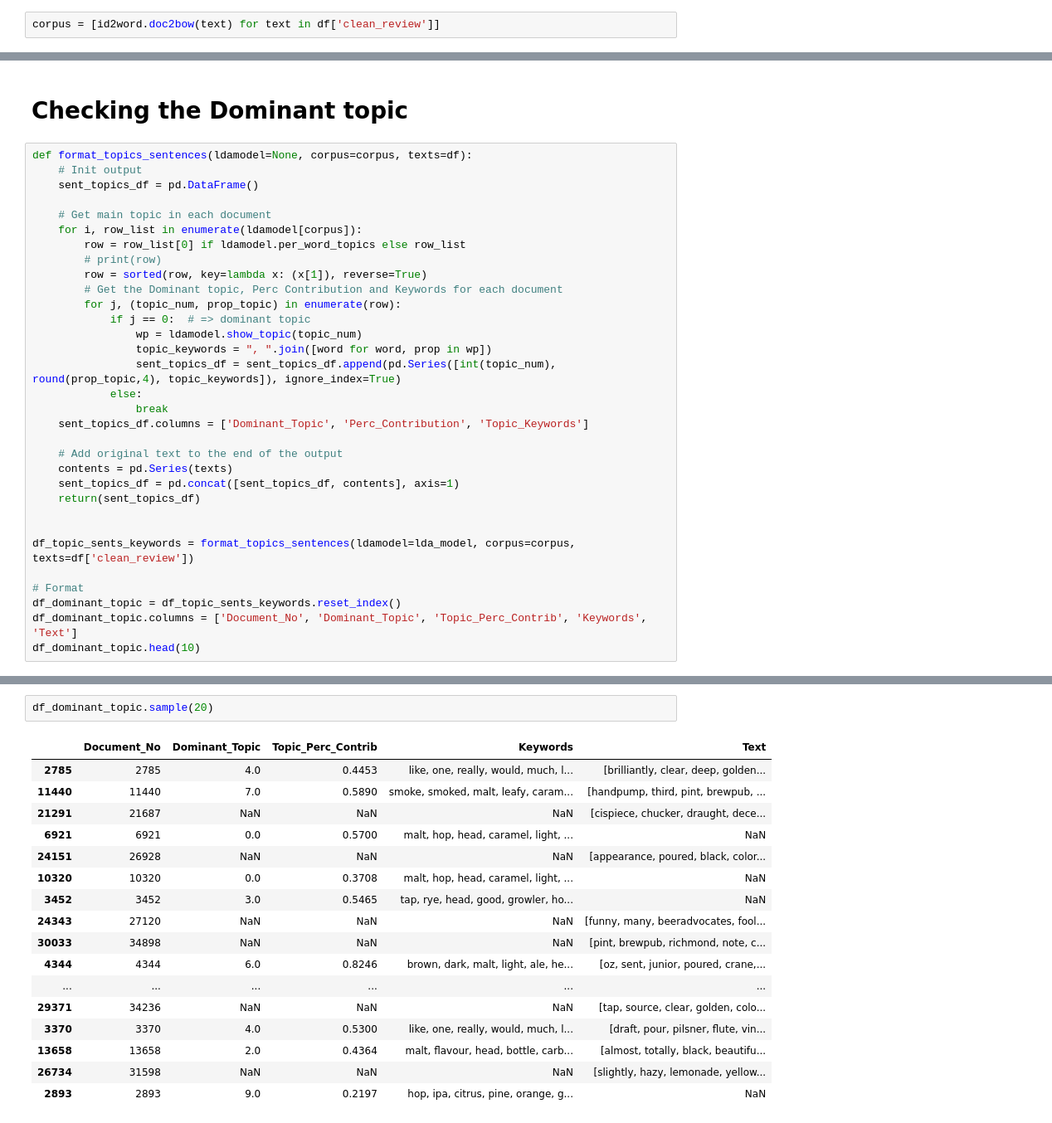
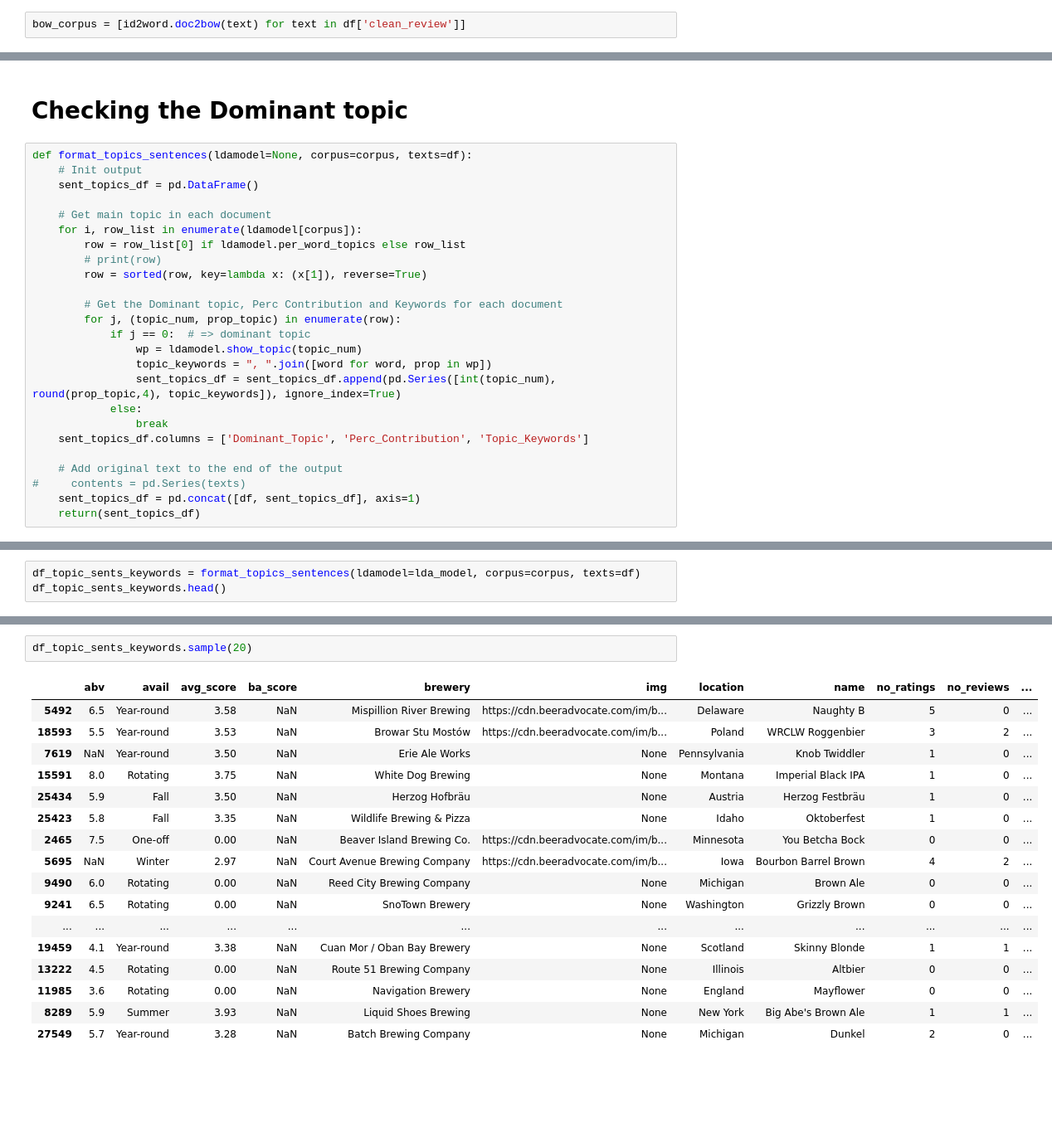
Before and after one commit to ssmithie/beer_recommender, a Jupyter notebook: EDA.ipynb, the cells around one changed output, grey strips where cells are left out. Shown at 83% size. Cells and saved outputs as stored; diff of their text form; blank space fills up the shorter version.

```diff
--- a/EDA.ipynb
+++ b/EDA.ipynb
@@ -493,7 +493,7 @@ id2word = corpora.Dictionary(df['clean_review'])
 # %%
 id2word.filter_extremes(no_below=5, no_above = 0.66)
 # %%
-corpus = [id2word.doc2bow(text) for text in df['clean_review']]
+bow_corpus = [id2word.doc2bow(text) for text in df['clean_review']]
 # %%
 lda_model = gensim.models.ldamodel.LdaModel(corpus=corpus, id2word=id2word, num_topics=10, random_state=42,
                                            update_every=1, passes=10)
@@ -552,6 +552,7 @@ def format_topics_sentences(ldamodel=None, corpus=corpus, texts=df):
         row = row_list[0] if ldamodel.per_word_topics else row_list
         # print(row)
         row = sorted(row, key=lambda x: (x[1]), reverse=True)
+
         # Get the Dominant topic, Perc Contribution and Keywords for each document
         for j, (topic_num, prop_topic) in enumerate(row):
             if j == 0:  # => dominant topic
@@ -563,14 +564,6 @@ def format_topics_sentences(ldamodel=None, corpus=corpus, texts=df):
     sent_topics_df.columns = ['Dominant_Topic', 'Perc_Contribution', 'Topic_Keywords']
 
     # Add original text to the end of the output
-    contents = pd.Series(texts)
-    sent_topics_df = pd.concat([sent_topics_df, contents], axis=1)
+#     contents = pd.Series(texts)
+    sent_topics_df = pd.concat([df, sent_topics_df], axis=1)
     return(sent_topics_df)
-
-
-df_topic_sents_keywords = format_topics_sentences(ldamodel=lda_model, corpus=corpus, texts=df['clean_review'])
-
-# Format
-df_dominant_topic = df_topic_sents_keywords.reset_index()
-df_dominant_topic.columns = ['Document_No', 'Dominant_Topic', 'Topic_Perc_Contrib', 'Keywords', 'Text']
-df_dominant_topic.head(10)
@@ -588,0 +577,3 @@ df_dominant_topic.head(10)
+# %%
+df_topic_sents_keywords = format_topics_sentences(ldamodel=lda_model, corpus=corpus, texts=df)
+df_topic_sents_keywords.head()
@@ -589,20 +587,20 @@ df_dominant_topic.head(10)
 # %%
-df_dominant_topic.sample(20)
+df_topic_sents_keywords.sample(20)
 # %% [output]
-|  | Document_No | Dominant_Topic | Topic_Perc_Contrib | Keywords | Text |
-| 2785 | 2785 | 4.0 | 0.4453 | like, one, really, would, much, l... | [brilliantly, clear, deep, golden... |
-| 11440 | 11440 | 7.0 | 0.5890 | smoke, smoked, malt, leafy, caram... | [handpump, third, pint, brewpub, ... |
-| 21291 | 21687 | NaN | NaN | NaN | [cispiece, chucker, draught, dece... |
-| 6921 | 6921 | 0.0 | 0.5700 | malt, hop, head, caramel, light, ... | NaN |
-| 24151 | 26928 | NaN | NaN | NaN | [appearance, poured, black, color... |
-| 10320 | 10320 | 0.0 | 0.3708 | malt, hop, head, caramel, light, ... | NaN |
-| 3452 | 3452 | 3.0 | 0.5465 | tap, rye, head, good, growler, ho... | NaN |
-| 24343 | 27120 | NaN | NaN | NaN | [funny, many, beeradvocates, fool... |
-| 30033 | 34898 | NaN | NaN | NaN | [pint, brewpub, richmond, note, c... |
-| 4344 | 4344 | 6.0 | 0.8246 | brown, dark, malt, light, ale, he... | [oz, sent, junior, poured, crane,... |
-| ... | ... | ... | ... | ... | ... |
-| 29371 | 34236 | NaN | NaN | NaN | [tap, source, clear, golden, colo... |
-| 3370 | 3370 | 4.0 | 0.5300 | like, one, really, would, much, l... | [draft, pour, pilsner, flute, vin... |
-| 13658 | 13658 | 2.0 | 0.4364 | malt, flavour, head, bottle, carb... | [almost, totally, black, beautifu... |
-| 26734 | 31598 | NaN | NaN | NaN | [slightly, hazy, lemonade, yellow... |
-| 2893 | 2893 | 9.0 | 0.2197 | hop, ipa, citrus, pine, orange, g... | NaN |
+|  | abv | avail | avg_score | ba_score | brewery | img | location | name | no_ratings | no_reviews | ... |
+| 5492 | 6.5 | Year-round | 3.58 | NaN | Mispillion River Brewing | https://cdn.beeradvocate.com/im/b... | Delaware | Naughty B | 5 | 0 | ... |
+| 18593 | 5.5 | Year-round | 3.53 | NaN | Browar Stu Mostów | https://cdn.beeradvocate.com/im/b... | Poland | WRCLW Roggenbier | 3 | 2 | ... |
+| 7619 | NaN | Year-round | 3.50 | NaN | Erie Ale Works | None | Pennsylvania | Knob Twiddler | 1 | 0 | ... |
+| 15591 | 8.0 | Rotating | 3.75 | NaN | White Dog Brewing | None | Montana | Imperial Black IPA | 1 | 0 | ... |
+| 25434 | 5.9 | Fall | 3.50 | NaN | Herzog Hofbräu | None | Austria | Herzog Festbräu | 1 | 0 | ... |
+| 25423 | 5.8 | Fall | 3.35 | NaN | Wildlife Brewing & Pizza | None | Idaho | Oktoberfest | 1 | 0 | ... |
+| 2465 | 7.5 | One-off | 0.00 | NaN | Beaver Island Brewing Co. | https://cdn.beeradvocate.com/im/b... | Minnesota | You Betcha Bock | 0 | 0 | ... |
+| 5695 | NaN | Winter | 2.97 | NaN | Court Avenue Brewing Company | https://cdn.beeradvocate.com/im/b... | Iowa | Bourbon Barrel Brown | 4 | 2 | ... |
+| 9490 | 6.0 | Rotating | 0.00 | NaN | Reed City Brewing Company | None | Michigan | Brown Ale | 0 | 0 | ... |
+| 9241 | 6.5 | Rotating | 0.00 | NaN | SnoTown Brewery | None | Washington | Grizzly Brown | 0 | 0 | ... |
+| ... | ... | ... | ... | ... | ... | ... | ... | ... | ... | ... | ... |
+| 19459 | 4.1 | Year-round | 3.38 | NaN | Cuan Mor / Oban Bay Brewery | None | Scotland | Skinny Blonde | 1 | 1 | ... |
+| 13222 | 4.5 | Rotating | 0.00 | NaN | Route 51 Brewing Company | None | Illinois | Altbier | 0 | 0 | ... |
+| 11985 | 3.6 | Rotating | 0.00 | NaN | Navigation Brewery | None | England | Mayflower | 0 | 0 | ... |
+| 8289 | 5.9 | Summer | 3.93 | NaN | Liquid Shoes Brewing | None | New York | Big Abe's Brown Ale | 1 | 1 | ... |
+| 27549 | 5.7 | Year-round | 3.28 | NaN | Batch Brewing Company | None | Michigan | Dunkel | 2 | 0 | ... |
```
Also changed, not shown: parts of 8 cells of this notebook, 2 other files.
